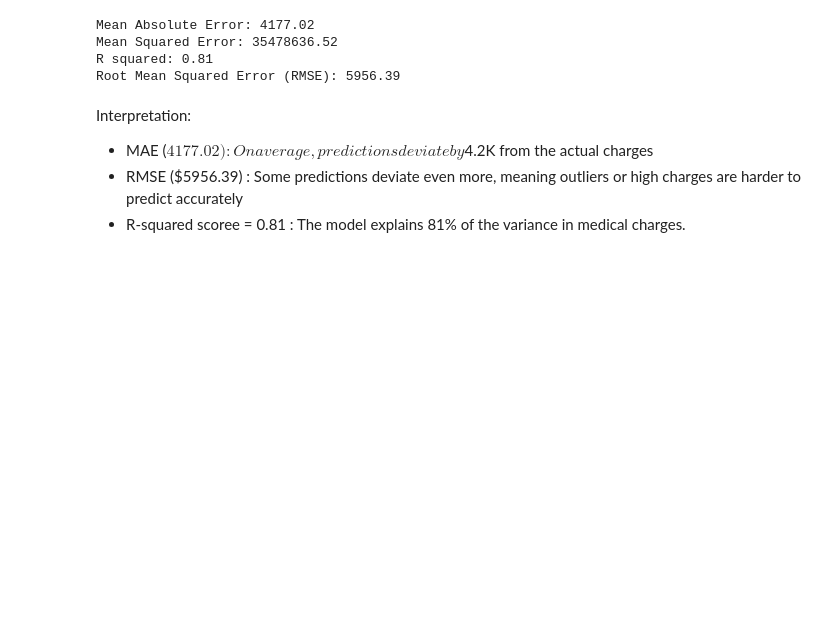
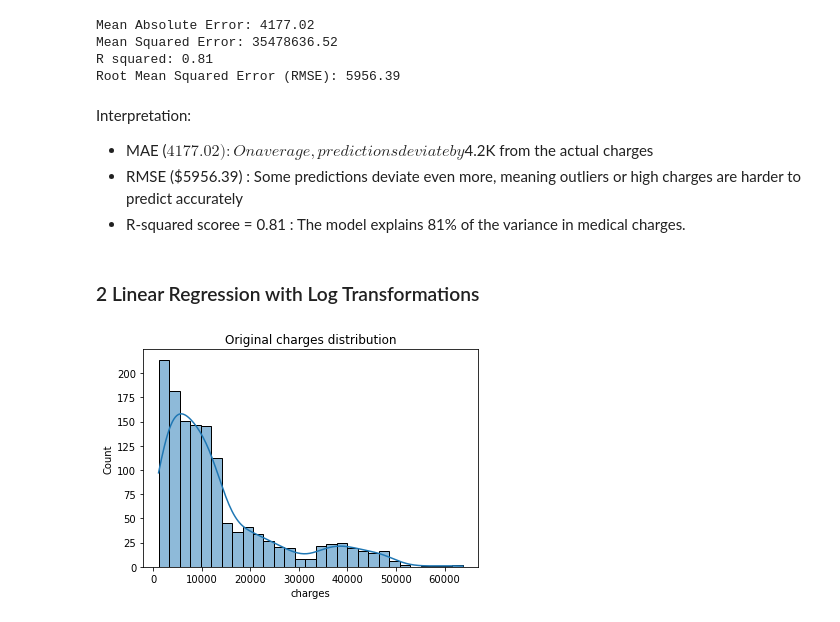
Before and after one commit to Julie-t/Health-Insurance, a Jupyter notebook: project.ipynb, the cells around one changed output. Cells and saved outputs as stored; diff of their text form; code cells hidden in the pictures; blank space fills up the shorter version.

Commit message:
Log transform and repeat linear regression

```diff
--- a/project.ipynb
+++ b/project.ipynb
@@ -176,3 +176,17 @@ Interpretation:
 - MAE ($4177.02): On average, predictions deviate by $4.2K from the actual charges
 - RMSE ($5956.39) : Some predictions deviate even more, meaning outliers or high charges are harder to predict accurately
 - R-squared scoree = 0.81 : The model explains 81% of the variance in medical charges.
+# %% [markdown]
+### 2 Linear Regression with Log Transformations
+# %%
+# log transformation on a feature
+df_encoded['charges_log'] = np.log(df_encoded['charges'])
+
+y_log = df_encoded['charges_log']
+# %%
+# original distribution
+sns.histplot(df_encoded['charges'], kde=True)
+plt.title('Original charges distribution')
+plt.show()
+# %% [output]
+[figure, added]
```
Also changed, not shown: parts of 5 cells of this notebook.
